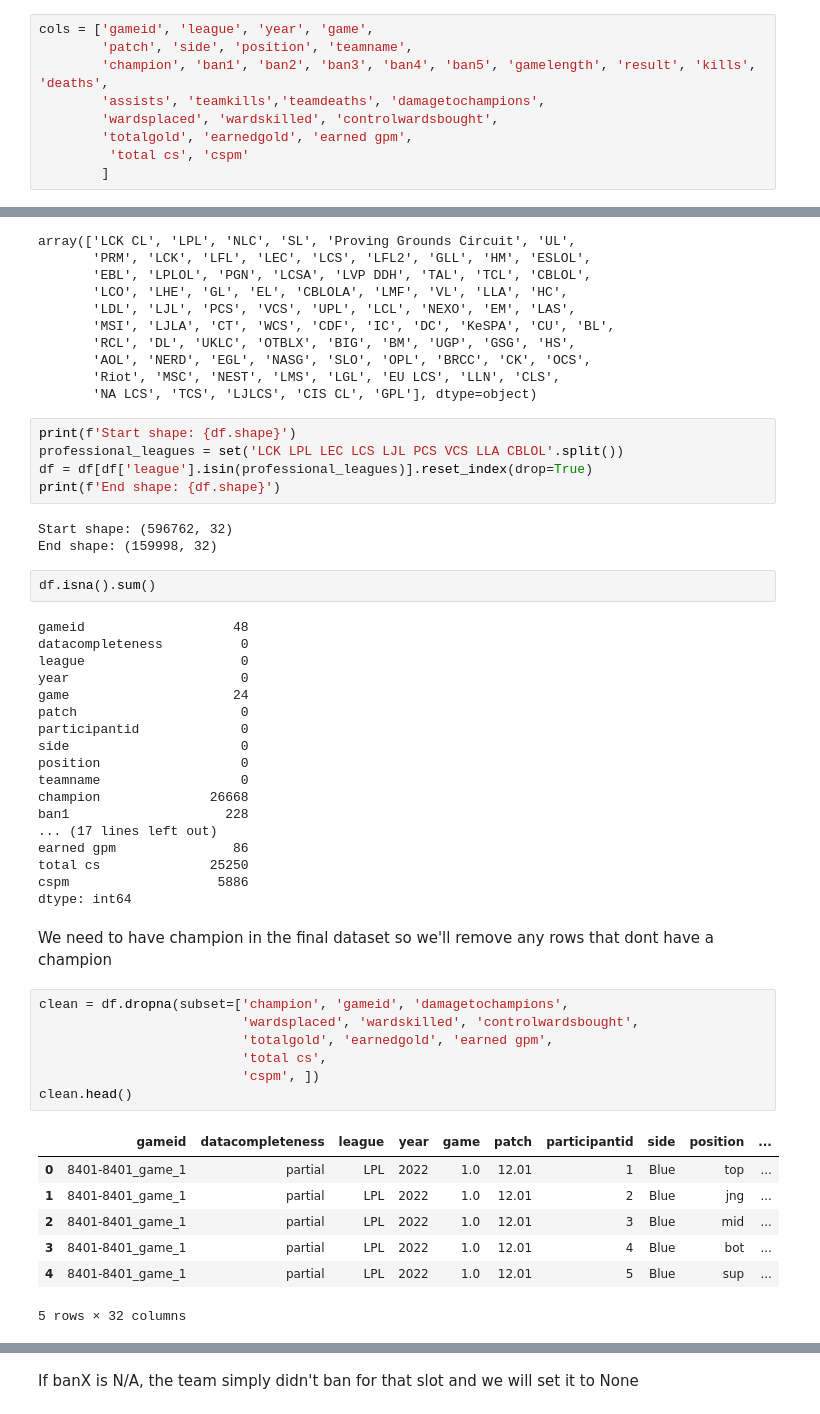
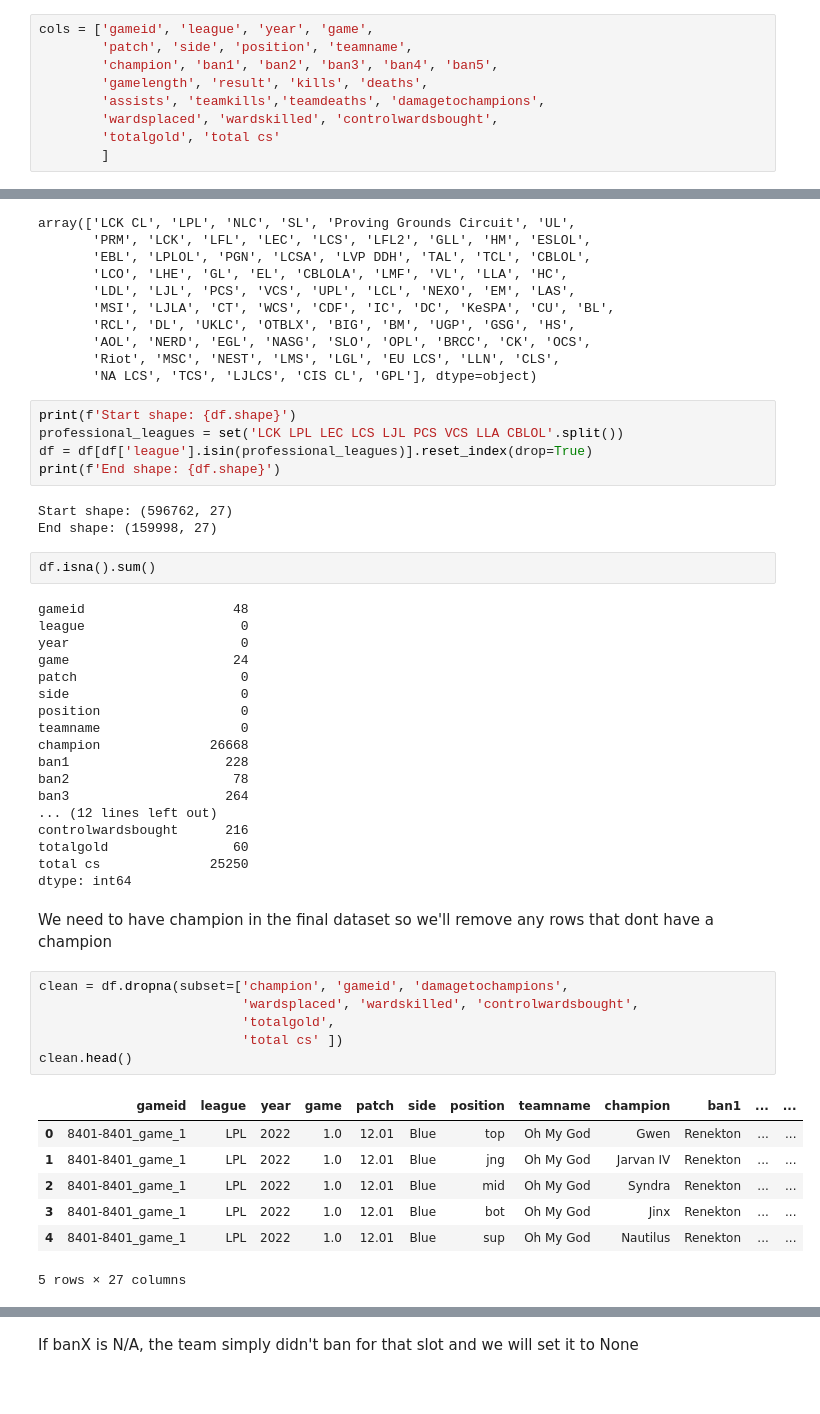
Before and after one commit to Ethan-Shapiro/LoL-Esports-Viz, a Jupyter notebook: analysis.ipynb, the cells around one changed output, grey strips where cells are left out. Saved outputs shown, nothing was run; the diff lists cells and outputs as text.

```diff
--- a/analysis.ipynb
+++ b/analysis.ipynb
@@ -4,11 +4,11 @@ import numpy as np
 # %%
 cols = ['gameid', 'league', 'year', 'game',
         'patch', 'side', 'position', 'teamname',
-        'champion', 'ban1', 'ban2', 'ban3', 'ban4', 'ban5', 'gamelength', 'result', 'kills', 'deaths',
+        'champion', 'ban1', 'ban2', 'ban3', 'ban4', 'ban5',
+        'gamelength', 'result', 'kills', 'deaths',
         'assists', 'teamkills','teamdeaths', 'damagetochampions',
         'wardsplaced', 'wardskilled', 'controlwardsbought',
-        'totalgold', 'earnedgold', 'earned gpm',
-         'total cs', 'cspm'
+        'totalgold', 'total cs'
         ]
 # %%
 df_2021 = pd.read_csv(
@@ -63,45 +63,44 @@ professional_leagues = set('LCK LPL LEC LCS LJL PCS VCS LLA CBLOL'.split())
 df = df[df['league'].isin(professional_leagues)].reset_index(drop=True)
 print(f'End shape: {df.shape}')
 # %% [output]
-Start shape: (596762, 32)
-End shape: (159998, 32)
+Start shape: (596762, 27)
+End shape: (159998, 27)
 # %%
 df.isna().sum()
 # %% [output]
 gameid                   48
-datacompleteness          0
 league                    0
 year                      0
 game                     24
 patch                     0
-participantid             0
 side                      0
 position                  0
 teamname                  0
 champion              26668
 ban1                    228
-... (17 lines left out)
-earned gpm               86
+ban2                     78
+ban3                    264
+... (12 lines left out)
+controlwardsbought      216
+totalgold                60
 total cs              25250
-cspm                   5886
 dtype: int64
 # %% [markdown]
 We need to have champion in the final dataset so we'll remove any rows that dont have a champion
 # %%
 clean = df.dropna(subset=['champion', 'gameid', 'damagetochampions',
                           'wardsplaced', 'wardskilled', 'controlwardsbought',
-                          'totalgold', 'earnedgold', 'earned gpm',
-                          'total cs',
-                          'cspm', ])
+                          'totalgold',
+                          'total cs' ])
 clean.head()
 # %% [output]
-|  | gameid | datacompleteness | league | year | game | patch | participantid | side | position | ... |
-| 0 | 8401-8401_game_1 | partial | LPL | 2022 | 1.0 | 12.01 | 1 | Blue | top | ... |
-| 1 | 8401-8401_game_1 | partial | LPL | 2022 | 1.0 | 12.01 | 2 | Blue | jng | ... |
-| 2 | 8401-8401_game_1 | partial | LPL | 2022 | 1.0 | 12.01 | 3 | Blue | mid | ... |
-| 3 | 8401-8401_game_1 | partial | LPL | 2022 | 1.0 | 12.01 | 4 | Blue | bot | ... |
-| 4 | 8401-8401_game_1 | partial | LPL | 2022 | 1.0 | 12.01 | 5 | Blue | sup | ... |
+|  | gameid | league | year | game | patch | side | position | teamname | champion | ban1 | ... | ... |
+| 0 | 8401-8401_game_1 | LPL | 2022 | 1.0 | 12.01 | Blue | top | Oh My God | Gwen | Renekton | ... | ... |
+| 1 | 8401-8401_game_1 | LPL | 2022 | 1.0 | 12.01 | Blue | jng | Oh My God | Jarvan IV | Renekton | ... | ... |
+| 2 | 8401-8401_game_1 | LPL | 2022 | 1.0 | 12.01 | Blue | mid | Oh My God | Syndra | Renekton | ... | ... |
+| 3 | 8401-8401_game_1 | LPL | 2022 | 1.0 | 12.01 | Blue | bot | Oh My God | Jinx | Renekton | ... | ... |
+| 4 | 8401-8401_game_1 | LPL | 2022 | 1.0 | 12.01 | Blue | sup | Oh My God | Nautilus | Renekton | ... | ... |
-5 rows × 32 columns
+5 rows × 27 columns
 # %%
 clean.isna().sum()
 # %% [output]
```
Also changed, not shown: parts of 11 cells of this notebook, 4 other files.
